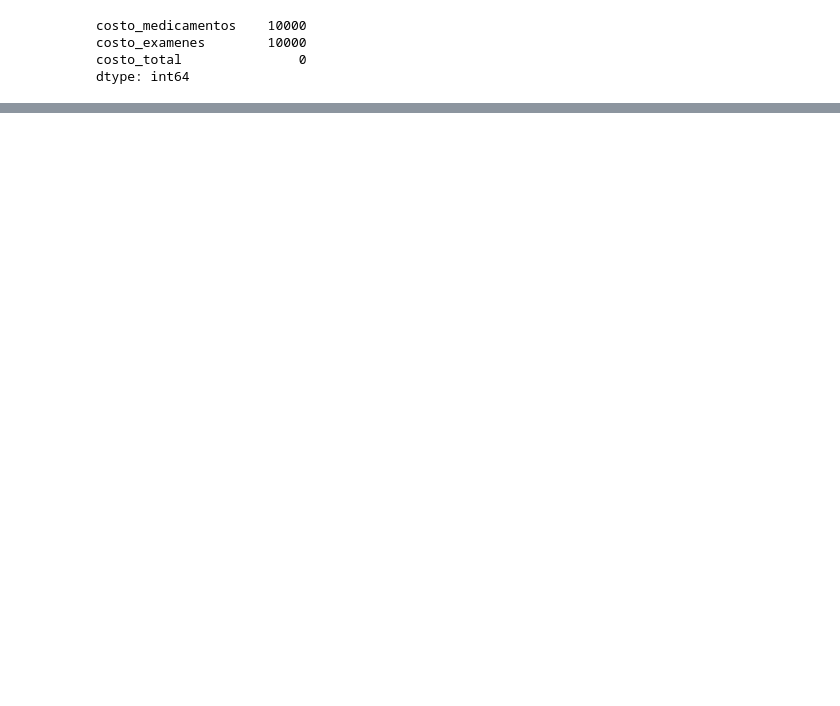
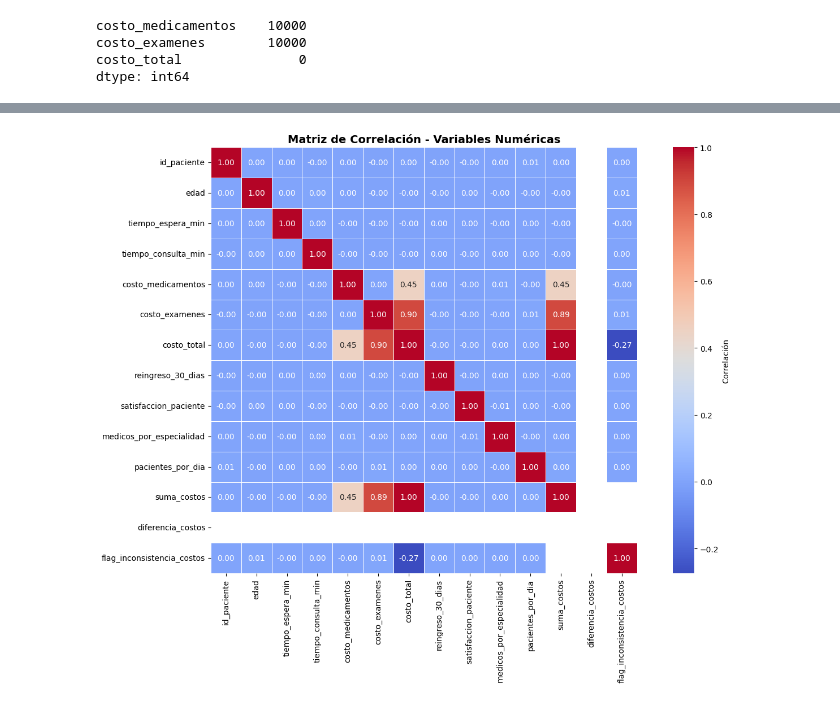
Before and after one commit to laurareyma/NovaVida, a Jupyter notebook: NovaVida_codigo.ipynb, the cells around one changed output, grey strips where cells are left out. Cells and saved outputs as stored; diff of their text form; code cells hidden in the pictures; blank space fills up the shorter version.

```diff
--- a/NovaVida_codigo.ipynb
+++ b/NovaVida_codigo.ipynb
@@ -124,0 +539,14 @@ dtype: int64
+# %%
+# Calcular la matriz de correlación de todas las variables numéricas
+corr = df.corr(numeric_only=True)
+
+# Crea un mapa de calor más legible con mejor tamaño y formato
+plt.figure(figsize=(14, 10))
+sns.heatmap(corr, annot=True, cmap='coolwarm', fmt='.2f',
+            cbar_kws={'label': 'Correlación'},
+            square=True, linewidths=0.5)
+plt.title("Matriz de Correlación - Variables Numéricas", fontsize=14, fontweight='bold')
+plt.tight_layout()
+plt.show()
+# %% [output]
+[figure, added]
```
Also changed, not shown: parts of 33 cells of this notebook.
